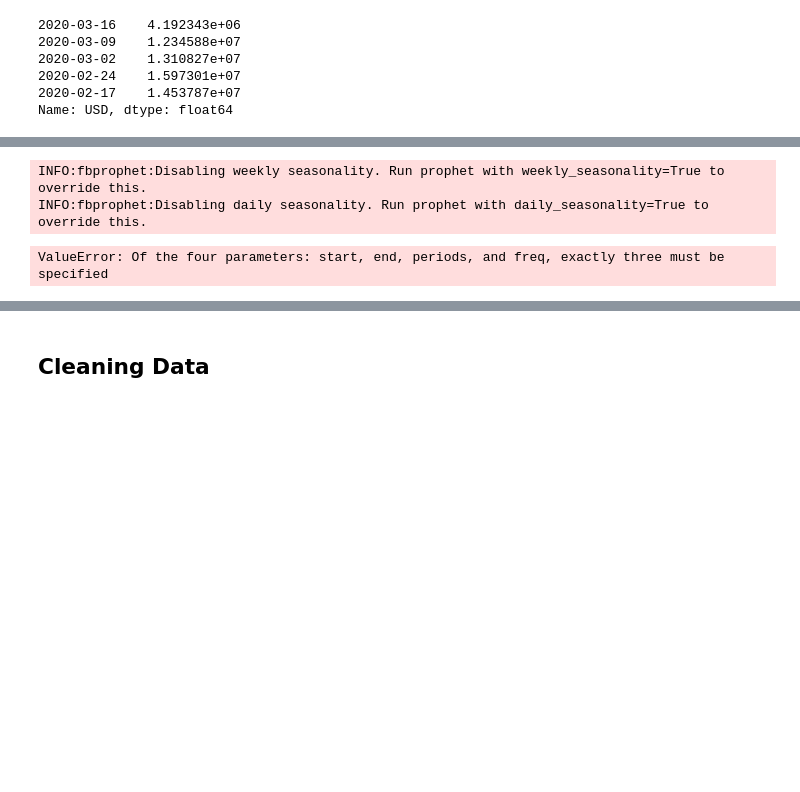
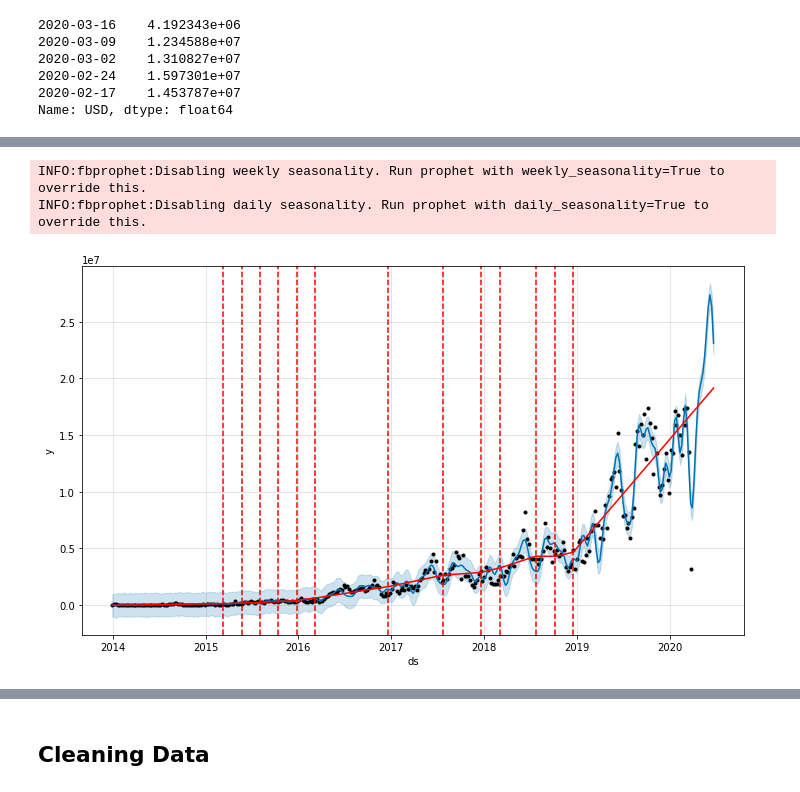
Before and after one commit to sacses/Ironhack-Final-Project, a Jupyter notebook: notebooks/notebook_1.ipynb, the cells around one changed output, grey strips where cells are left out. Drawn from its saved outputs; the diff is of its cells as text; code cells hidden in the pictures; blank space fills up the shorter version.

```diff
--- a/notebooks/notebook_1.ipynb
+++ b/notebooks/notebook_1.ipynb
@@ -207,13 +280,18 @@ INFO:fbprophet:Disabling daily seasonality. Run prophet with daily_seasonality=T
 # %%
+from fbprophet.plot import add_changepoints_to_plot
+
 baseline = get_df('CAD')
-m = Prophet(seasonality_mode='multiplicative')
+baseline['floor'] = 0
+m = Prophet(seasonality_mode='multiplicative', changepoint_prior_scale=0.5)
+
 
 m.fit(baseline)
-futures = m.make_future_dataframe(periods=5, freq=pd.date_range(freq='W', normalize=True))
-futures.tail()
-#fcst = m.predict(futures)
-#fig = m.plot(fcst)
+futures = m.make_future_dataframe(periods=13, freq='W')
+forecast = m.predict(futures)
+#print(futures.tail(13))
+fig = m.plot(forecast)
+a = add_changepoints_to_plot(fig.gca(), m, forecast)
 # %% [output]
 INFO:fbprophet:Disabling weekly seasonality. Run prophet with weekly_seasonality=True to override this.
 INFO:fbprophet:Disabling daily seasonality. Run prophet with daily_seasonality=True to override this.
-ValueError: Of the four parameters: start, end, periods, and freq, exactly three must be specified
+[figure, added]
```
Also changed, not shown: parts of 17 cells of this notebook, 1 other file.
